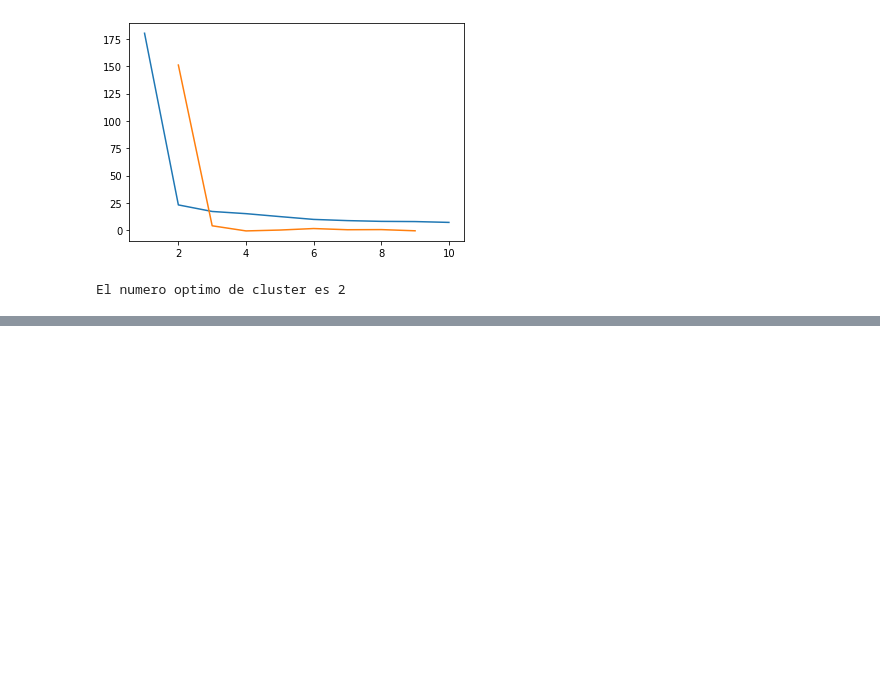
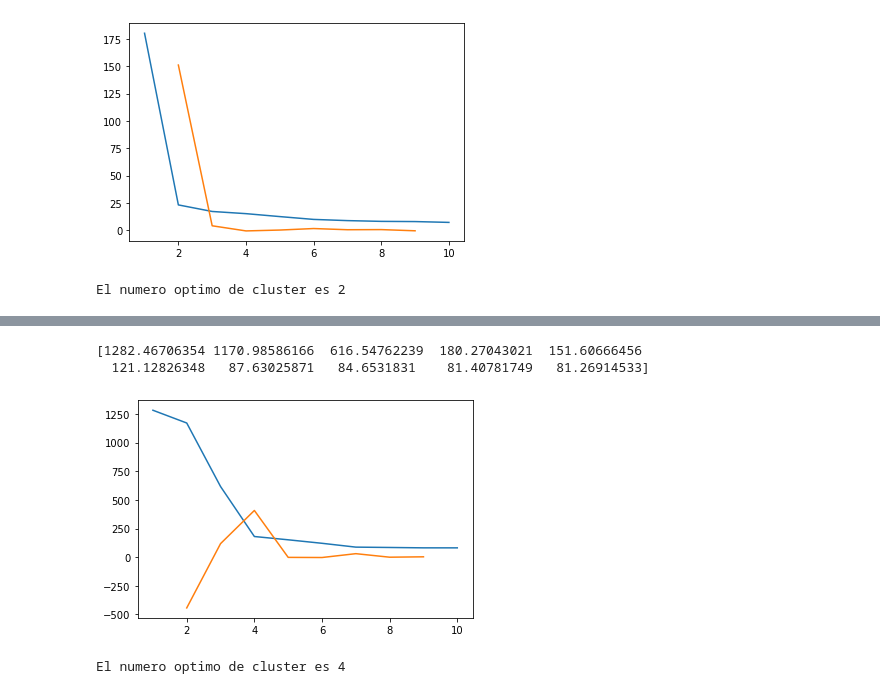
Before and after one commit to diego19508/python-ml-course, a Jupyter notebook: Course/T6 - 2 - Clustering Jerárquico .ipynb, the cells around one changed output, grey strips where cells are left out. Cells and saved outputs as stored; diff of their text form; code cells hidden in the pictures; blank space fills up the shorter version.

```diff
--- a/Course/T6 - 2 - Clustering Jerárquico .ipynb
+++ b/Course/T6 - 2 - Clustering Jerárquico .ipynb
@@ -216,0 +244,18 @@ El numero optimo de cluster es 2
+# %%
+last = z2[-10:,2]
+last_rev = last[::-1]
+print(last_rev)
+idx = np.arange(1, len(last)+1)
+plt.plot(idx, last_rev)
+
+acc = np.diff(last,2)
+acc_rev = acc[::-1]
+plt.plot(idx[:-2]+1, acc_rev)
+plt.show()
+k = acc_rev.argmax() + 2
+print("El numero optimo de cluster es %s"%str(k))
+# %% [output]
+[1282.46706354 1170.98586166  616.54762239  180.27043021  151.60666456
+  121.12826348   87.63025871   84.6531831    81.40781749   81.26914533]
+[figure, added]
+El numero optimo de cluster es 4
```
Also changed, not shown: parts of 4 cells of this notebook.
